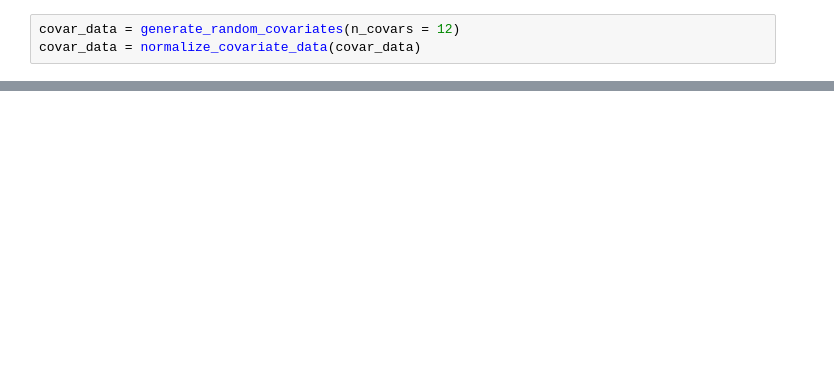
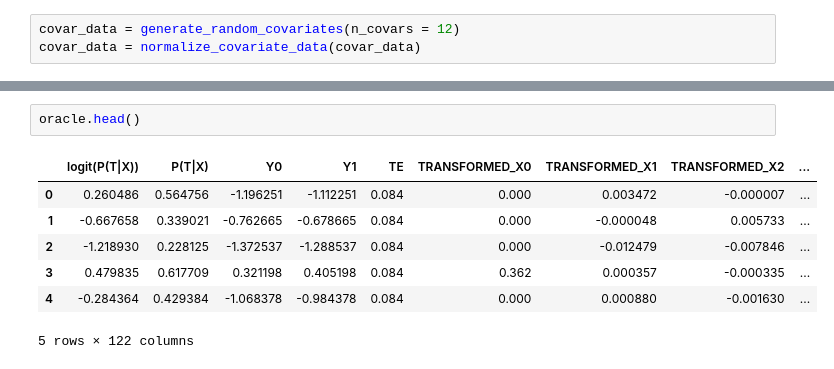
Before and after one commit to JoshBroomberg/Maccabee, a Jupyter notebook: DataGeneration/Data Generation Analysis.ipynb, the cells around one changed output, grey strips where cells are left out. Drawn from its saved outputs; the diff is of its cells as text; blank space fills up the shorter version.

```diff
--- a/DataGeneration/Data Generation Analysis.ipynb
+++ b/DataGeneration/Data Generation Analysis.ipynb
@@ -41,0 +57,10 @@ np.abs(ATE - ATE_est)
+# %%
+oracle.head()
+# %% [output]
+|  | logit(P(T|X)) | P(T|X) | Y0 | Y1 | TE | TRANSFORMED_X0 | TRANSFORMED_X1 | TRANSFORMED_X2 | ... |
+| 0 | 0.260486 | 0.564756 | -1.196251 | -1.112251 | 0.084 | 0.000 | 0.003472 | -0.000007 | ... |
+| 1 | -0.667658 | 0.339021 | -0.762665 | -0.678665 | 0.084 | 0.000 | -0.000048 | 0.005733 | ... |
+| 2 | -1.218930 | 0.228125 | -1.372537 | -1.288537 | 0.084 | 0.000 | -0.012479 | -0.007846 | ... |
+| 3 | 0.479835 | 0.617709 | 0.321198 | 0.405198 | 0.084 | 0.362 | 0.000357 | -0.000335 | ... |
+| 4 | -0.284364 | 0.429384 | -1.068378 | -0.984378 | 0.084 | 0.000 | 0.000880 | -0.001630 | ... |
+5 rows × 122 columns
```
Also changed, not shown: parts of 17 cells of this notebook, 9 other files.
